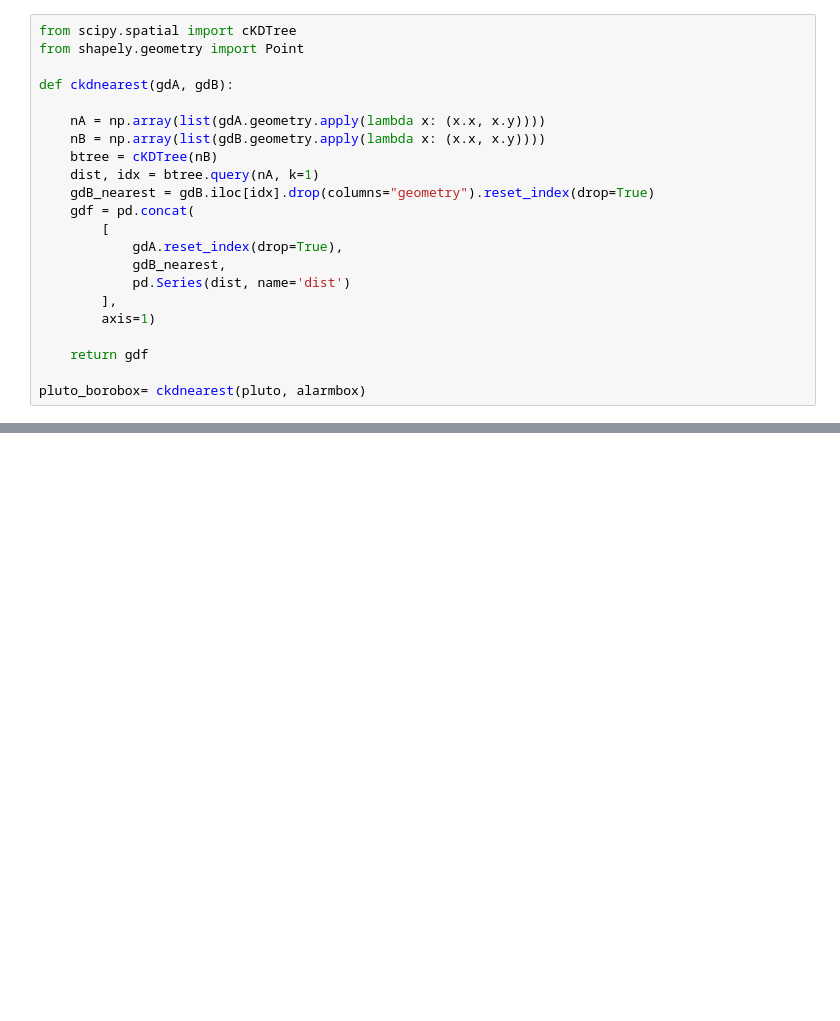
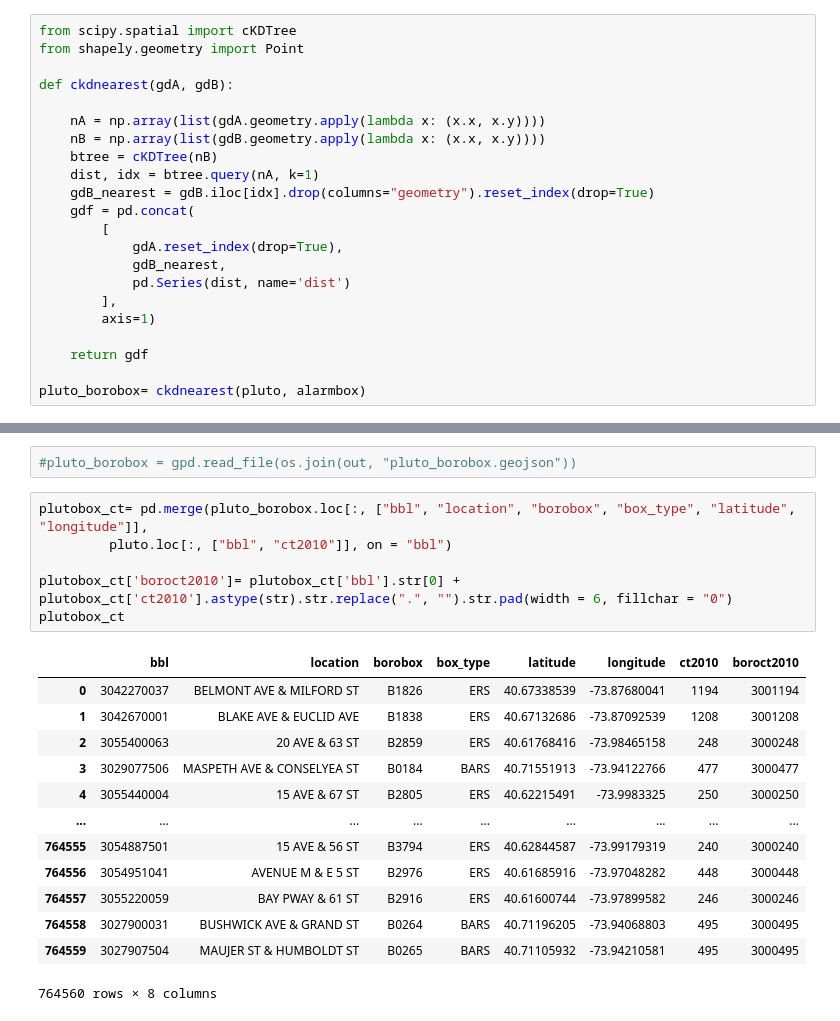
Before and after one commit to KaiElwood/machine-learning-final, a Jupyter notebook: code/00a_calculate_catchment.ipynb, the cells around one changed output, grey strips where cells are left out. Drawn from its saved outputs; the diff is of its cells as text; blank space fills up the shorter version.

```diff
--- a/code/00a_calculate_catchment.ipynb
+++ b/code/00a_calculate_catchment.ipynb
@@ -124,0 +121,22 @@ pluto_borobox.to_file(os.join(out, "pluto_borobox.geojson"), driver = "GeoJSON")
+# %%
+#pluto_borobox = gpd.read_file(os.join(out, "pluto_borobox.geojson"))
+# %%
+plutobox_ct= pd.merge(pluto_borobox.loc[:, ["bbl", "location", "borobox", "box_type", "latitude", "longitude"]],
+         pluto.loc[:, ["bbl", "ct2010"]], on = "bbl")
+
+plutobox_ct['boroct2010']= plutobox_ct['bbl'].str[0] + plutobox_ct['ct2010'].astype(str).str.replace(".", "").str.pad(width = 6, fillchar = "0")
+plutobox_ct
+# %% [output]
+|  | bbl | location | borobox | box_type | latitude | longitude | ct2010 | boroct2010 |
+| 0 | 3042270037 | BELMONT AVE & MILFORD ST | B1826 | ERS | 40.67338539 | -73.87680041 | 1194 | 3001194 |
+| 1 | 3042670001 | BLAKE AVE & EUCLID AVE | B1838 | ERS | 40.67132686 | -73.87092539 | 1208 | 3001208 |
+| 2 | 3055400063 | 20 AVE & 63 ST | B2859 | ERS | 40.61768416 | -73.98465158 | 248 | 3000248 |
+| 3 | 3029077506 | MASPETH AVE & CONSELYEA ST | B0184 | BARS | 40.71551913 | -73.94122766 | 477 | 3000477 |
+| 4 | 3055440004 | 15 AVE & 67 ST | B2805 | ERS | 40.62215491 | -73.9983325 | 250 | 3000250 |
+| ... | ... | ... | ... | ... | ... | ... | ... | ... |
+| 764555 | 3054887501 | 15 AVE & 56 ST | B3794 | ERS | 40.62844587 | -73.99179319 | 240 | 3000240 |
+| 764556 | 3054951041 | AVENUE M & E 5 ST | B2976 | ERS | 40.61685916 | -73.97048282 | 448 | 3000448 |
+| 764557 | 3055220059 | BAY PWAY & 61 ST | B2916 | ERS | 40.61600744 | -73.97899582 | 246 | 3000246 |
+| 764558 | 3027900031 | BUSHWICK AVE & GRAND ST | B0264 | BARS | 40.71196205 | -73.94068803 | 495 | 3000495 |
+| 764559 | 3027907504 | MAUJER ST & HUMBOLDT ST | B0265 | BARS | 40.71105932 | -73.94210581 | 495 | 3000495 |
+764560 rows × 8 columns
```
Also changed, not shown: parts of 8 cells of this notebook, 2 other files.
